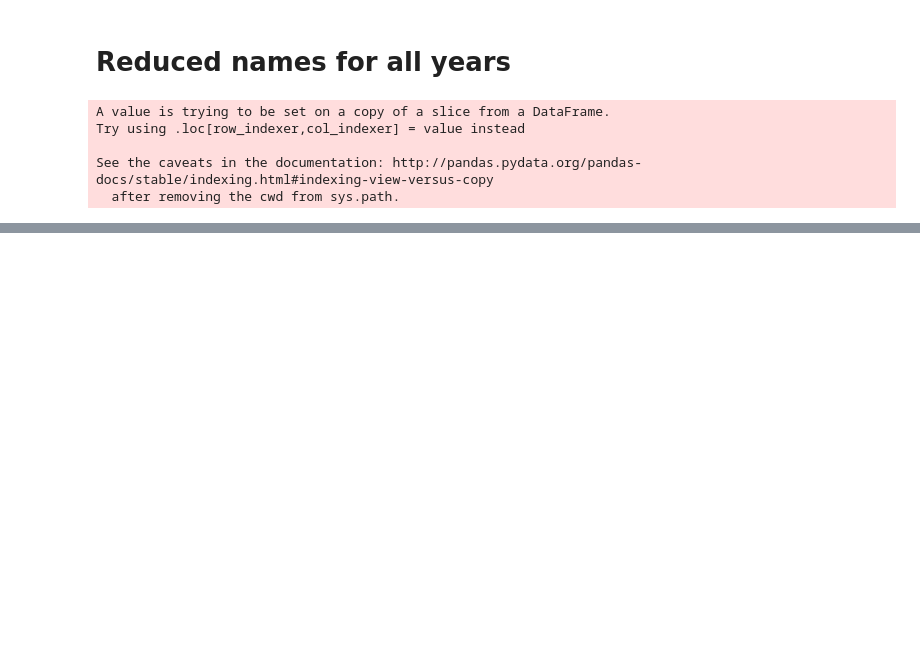
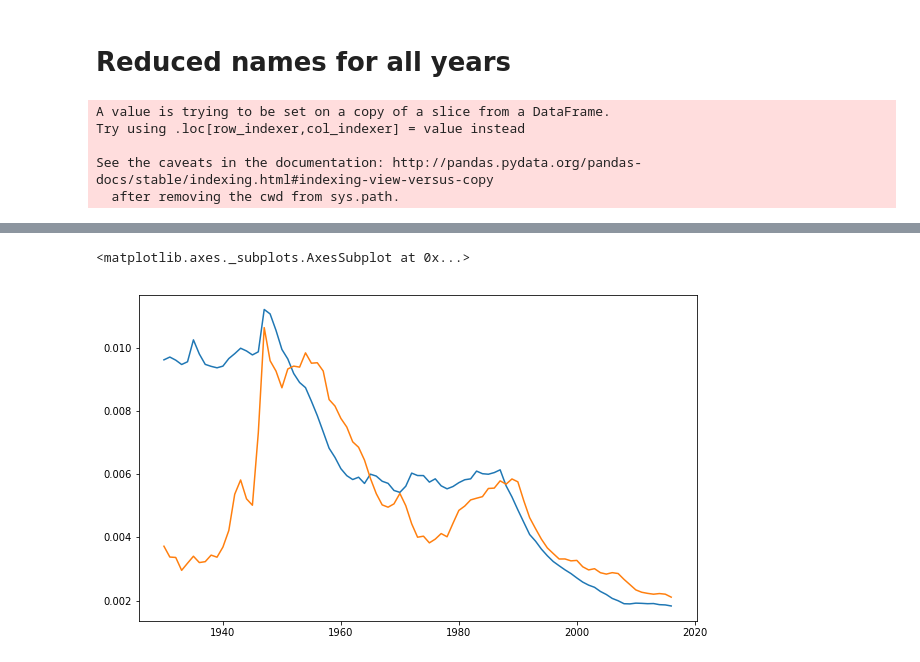
Before and after one commit to dmazin/babynames, a Jupyter notebook: 11.08.2017 - Simpson diversity national.ipynb, the cells around one changed output, grey strips where cells are left out. Drawn from its saved outputs; the diff is of its cells as text; code cells hidden in the pictures; blank space fills up the shorter version.

```diff
--- a/11.08.2017 - Simpson diversity national.ipynb
+++ b/11.08.2017 - Simpson diversity national.ipynb
@@ -149,0 +175,6 @@ s_reduced.plot()
+# %%
+s_f.plot()
+s_reduced_f.plot()
+# %% [output]
+<matplotlib.axes._subplots.AxesSubplot at 0x...>
+[figure, added]
```
Also changed, not shown: parts of 21 cells of this notebook.
